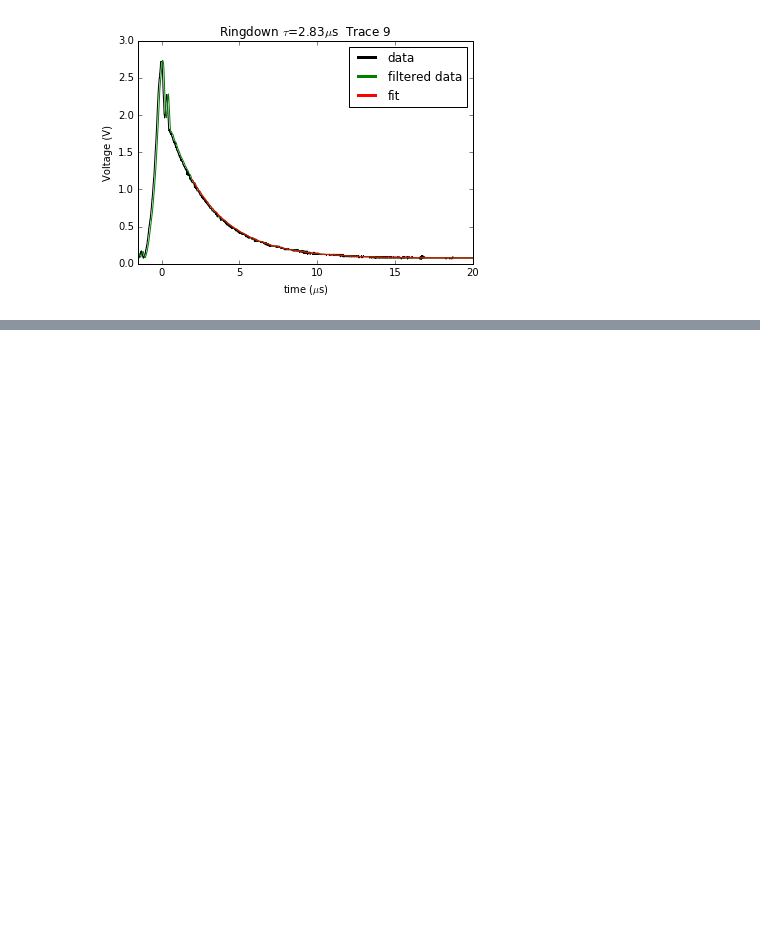
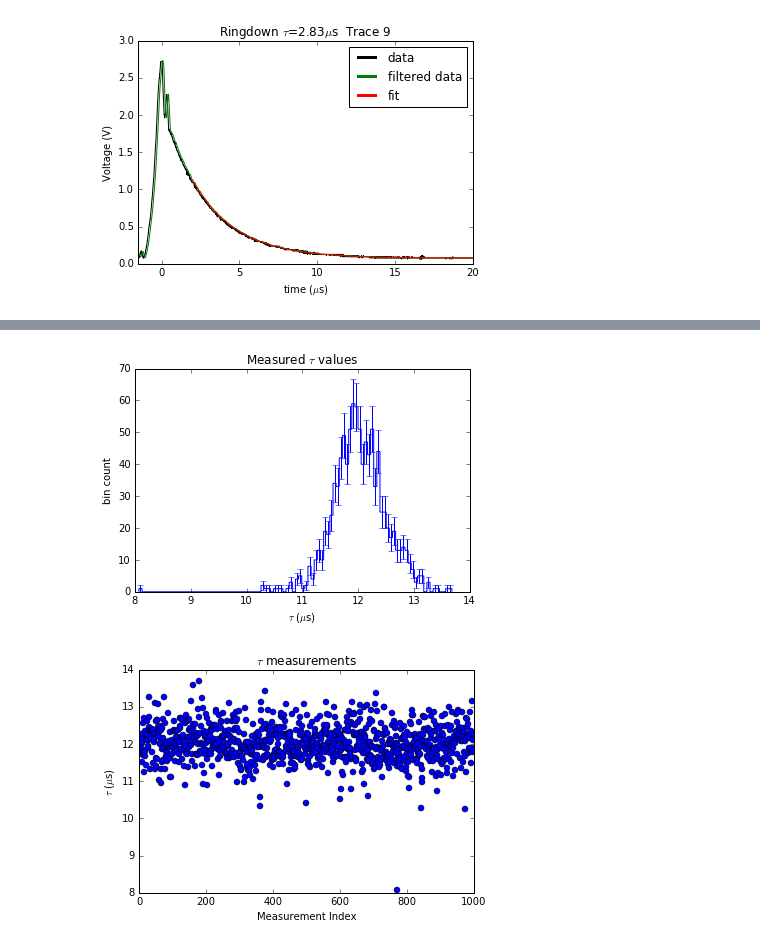
Before and after one commit to zakv/Ringdown_Scope_Code, a Jupyter notebook: Ringdown_Scope_Code.ipynb, the cells around one changed output, grey strips where cells are left out. Saved outputs shown, nothing was run; the diff lists cells and outputs as text; code cells hidden in the pictures; blank space fills up the shorter version.

```diff
--- a/Ringdown_Scope_Code.ipynb
+++ b/Ringdown_Scope_Code.ipynb
@@ -524,0 +553,6 @@ Tau is (2.82 +/- 0.00)us with std 0.04us
+# %%
+series.plot_tau_histogram(n_bins=100)
+series.plot_tau_series(bin_size=1)
+# %% [output]
+[figure, added]
+[figure, added]
```
Also changed, not shown: parts of 1 cell of this notebook.
